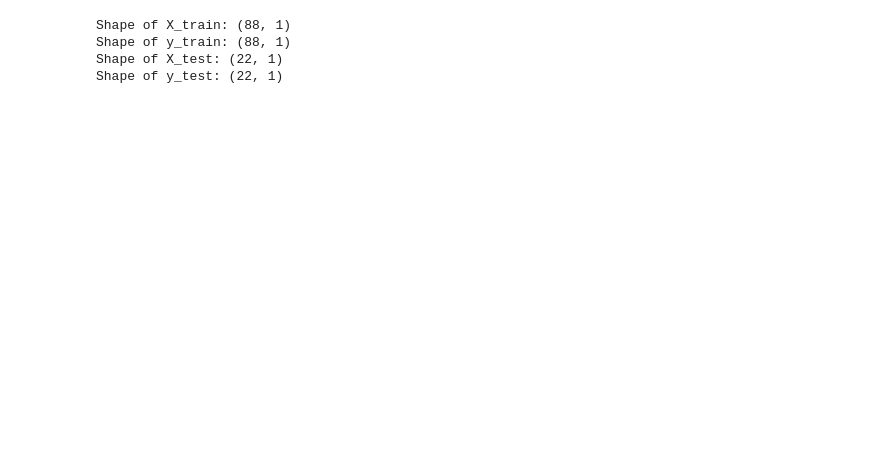
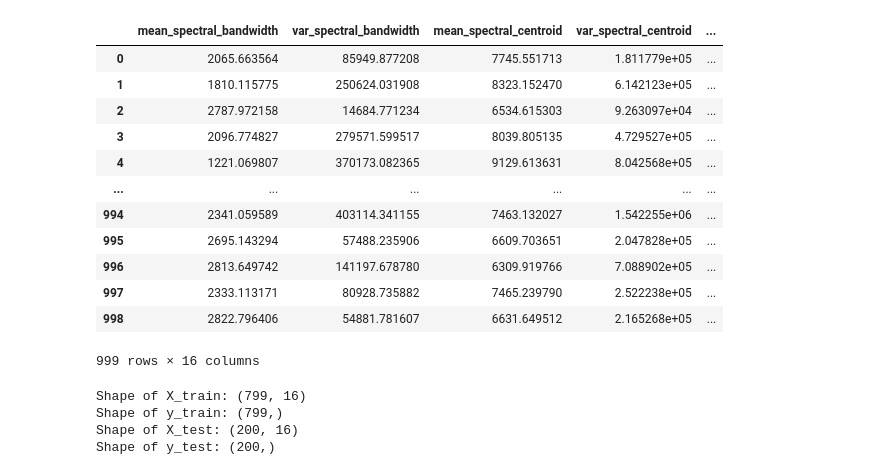
Before and after one commit to sanikanarmitwar/MusicGenreClassification, a Jupyter notebook: musicgenreIMAGE.ipynb, the cells around one changed output. Cells and saved outputs as stored; diff of their text form; code cells hidden in the pictures; blank space fills up the shorter version.

```diff
--- a/musicgenreIMAGE.ipynb
+++ b/musicgenreIMAGE.ipynb
@@ -82,0 +93,6 @@ plt.show()
+# %%
+linear_spectrogram = []
+for image in spectrogram:
+    image = image.astype(float)
+    linear = librosa.feature.inverse.mel_to_stft(image) #  Inverse Mel transform
+    linear_spectrogram.append(linear)
@@ -82,0 +321,16 @@ plt.show()
+# %%
+# zero crossing rate
+mean_zcr = []
+var_zcr = []
+
+for image in linear_spectrogram:
+    waveform = librosa.griffinlim(image)
+    hop_length = 512
+    zcr = librosa.feature.zero_crossing_rate(y=waveform, hop_length=hop_length)
+
+    mean = np.mean(zcr)
+    mean_zcr.append(mean)
+
+    var = np.var(zcr)
+    var_zcr.append(var)
+    print(mean)
@@ -83,19 +355,57 @@ plt.show()
+# %%
+X = pd.DataFrame()
+X['mean_spectral_bandwidth'] = mean_spectral_bandwidth
+X['var_spectral_bandwidth'] = var_spectral_bandwidth
+X['mean_spectral_centroid'] = mean_spectral_centroid
+X['var_spectral_centroid'] = var_spectral_centroid
+X['mean_spectral_contrast'] = mean_spectral_contrast
+X['var_spectral_contrast'] = var_spectral_contrast
+X['mean_spectral_rolloff'] = mean_spectral_rolloff
+X['var_spectral_rolloff'] = var_spectral_rolloff
+X['mean_mfcc'] = mean_mfcc
+X['var_mfcc'] = var_mfcc
+X['mean_chroma'] = mean_chroma
+X['var_chroma'] = var_chroma
+X['mean_rms'] = mean_rms
+X['var_rms'] = var_rms
+X['mean_zcr'] = mean_zcr
+X['var_zcr'] = var_zcr
+display(X)
+# %% [output]
+|  | mean_spectral_bandwidth | var_spectral_bandwidth | mean_spectral_centroid | var_spectral_centroid | ... |
+| 0 | 2065.663564 | 85949.877208 | 7745.551713 | 1.811779e+05 | ... |
+| 1 | 1810.115775 | 250624.031908 | 8323.152470 | 6.142123e+05 | ... |
+| 2 | 2787.972158 | 14684.771234 | 6534.615303 | 9.263097e+04 | ... |
+| 3 | 2096.774827 | 279571.599517 | 8039.805135 | 4.729527e+05 | ... |
+| 4 | 1221.069807 | 370173.082365 | 9129.613631 | 8.042568e+05 | ... |
+| ... | ... | ... | ... | ... | ... |
+| 994 | 2341.059589 | 403114.341155 | 7463.132027 | 1.542255e+06 | ... |
+| 995 | 2695.143294 | 57488.235906 | 6609.703651 | 2.047828e+05 | ... |
+| 996 | 2813.649742 | 141197.678780 | 6309.919766 | 7.088902e+05 | ... |
+| 997 | 2333.113171 | 80928.735882 | 7465.239790 | 2.522238e+05 | ... |
+| 998 | 2822.796406 | 54881.781607 | 6631.649512 | 2.165268e+05 | ... |
+999 rows × 16 columns
 # %%
 #train test split
 X = np.array(X)
 y = np.array(y)
-X_train, X_test, y_train, y_test = train_test_split(X, y, test_size=0.2, random_state=42)
 
-X_train = X_train.reshape(-1, 1)
-X_test = X_test.reshape(-1, 1)
-y_train = y_train.reshape(-1, 1)
-y_test = y_test.reshape(-1, 1)
+from sklearn.preprocessing import LabelEncoder
+label_encoder = LabelEncoder()
+y_categorical = label_encoder.fit_transform(y)
+
+X_train, X_test, y_train, y_test = train_test_split(X, y_categorical, test_size=0.2, random_state=42)
+
+# X_train = X_train.reshape(-1, 1)
+# X_test = X_test.reshape(-1, 1)
+# y_train = y_train.reshape(-1, 1)
+# y_test = y_test.reshape(-1, 1)
 print("Shape of X_train:", X_train.shape)
 print("Shape of y_train:", y_train.shape)
 print("Shape of X_test:", X_test.shape)
 print("Shape of y_test:", y_test.shape)
 # %% [output]
-Shape of X_train: (88, 1)
-Shape of y_train: (88, 1)
-Shape of X_test: (22, 1)
-Shape of y_test: (22, 1)
+Shape of X_train: (799, 16)
+Shape of y_train: (799,)
+Shape of X_test: (200, 16)
+Shape of y_test: (200,)
```
Also changed, not shown: parts of 17 cells of this notebook.
